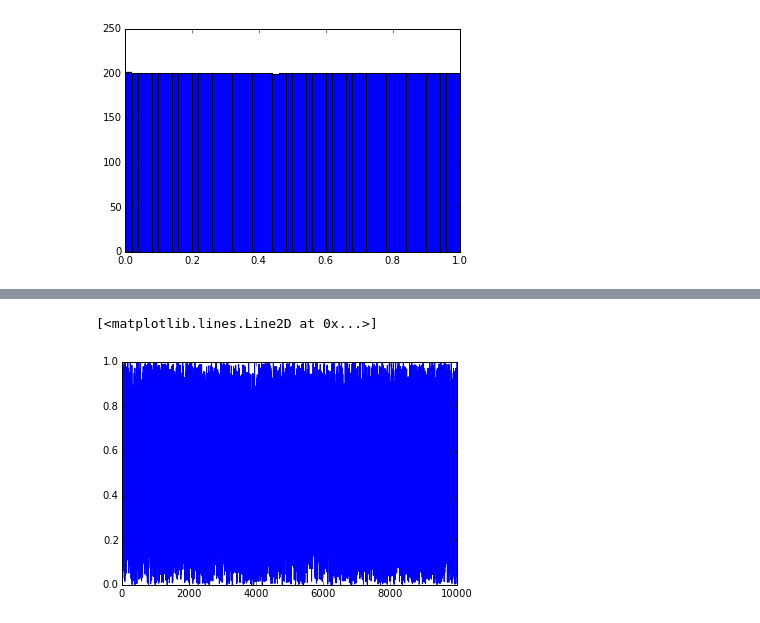
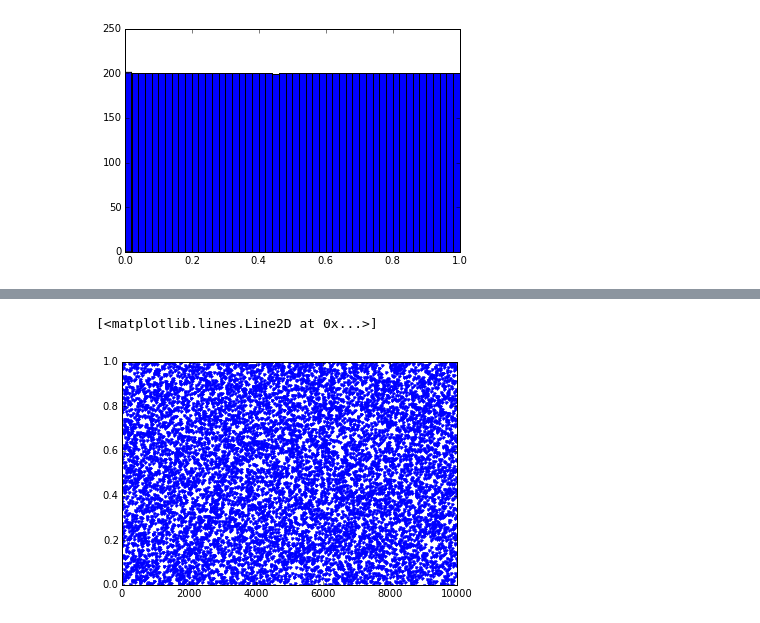
Before and after one commit to wpmackay/Python, a Jupyter notebook: Notes/Week 10 Notes.ipynb, the cells around one changed output, grey strips where cells are left out. Saved outputs shown, nothing was run; the diff lists cells and outputs as text; code cells hidden in the pictures.

```diff
--- a/Notes/Week 10 Notes.ipynb
+++ b/Notes/Week 10 Notes.ipynb
@@ -102,5 +102,5 @@ hist(x,50)
 # %%
-plot(x, ms=1)
+plot(x,'b.')
 # %% [output]
 [<matplotlib.lines.Line2D at 0x...>]
-[figure, old version]
+[figure, new version]
```
Also changed, not shown: parts of 12 cells of this notebook, 1 other file.
